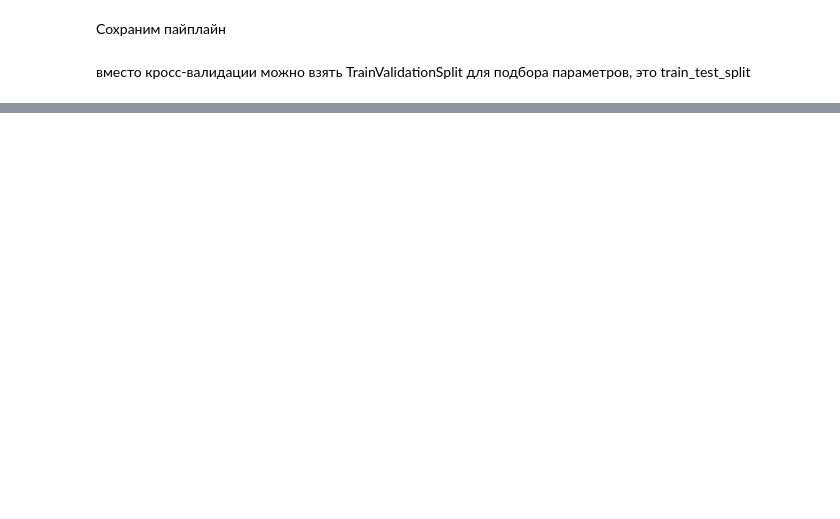
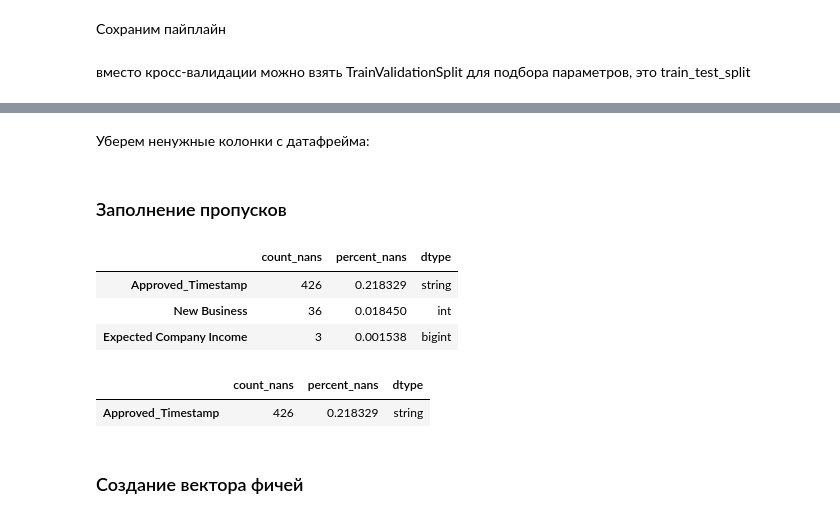
Before and after one commit to ivanovskii/pyspark_course, a Jupyter notebook: lesson_4/PySpark_MLlib_done.ipynb, the cells around one changed output, grey strips where cells are left out. Saved outputs shown, nothing was run; the diff lists cells and outputs as text; code cells hidden in the pictures; blank space fills up the shorter version.

```diff
--- a/lesson_4/PySpark_MLlib_done.ipynb
+++ b/lesson_4/PySpark_MLlib_done.ipynb
@@ -699,0 +1087,3 @@ Amount Defaulted - эту переменную нужно удалить=)
+# %%
+FEATURES += INT_COLUMNS
+display(FEATURES)
@@ -699,0 +1108,25 @@ Amount Defaulted - эту переменную нужно удалить=)
+# %% [markdown]
+Уберем ненужные колонки с датафрейма:
+# %%
+data = data.select([ID_COLUMN, DATE_COLUMN, TARGET_COLUMN] + FEATURES)
+# %% [markdown]
+### Заполнение пропусков
+# %%
+def count_nans(df: pyspark.sql.DataFrame) -> pyspark.sql.DataFrame:
+    return df.select([count(when(isnan(c) | col(c).isNull(), c)).alias(c) for c in df.columns])
+# %%
+def nan_info(df: pyspark.sql.DataFrame) -> pd.DataFrame:
+    nans = count_nans(data)
+    return nans.toPandas()\
+               .rename({0: 'count_nans'})\
+               .transpose()\
+               .assign(percent_nans=lambda x: x / data.count() * 100)\
+               .assign(dtype=[c[1] for c in data.dtypes])\
+               .query('count_nans != 0')
+# %%
+nan_info(data)
+# %% [output]
+|  | count_nans | percent_nans | dtype |
+| Approved_Timestamp | 426 | 0.218329 | string |
+| New Business | 36 | 0.018450 | int |
+| Expected Company Income | 3 | 0.001538 | bigint |
@@ -699,0 +1137,7 @@ Amount Defaulted - эту переменную нужно удалить=)
+# %%
+nan_info(data)
+# %% [output]
+|  | count_nans | percent_nans | dtype |
+| Approved_Timestamp | 426 | 0.218329 | string |
+# %% [markdown]
+### Создание вектора фичей
```
Also changed, not shown: parts of 189 cells of this notebook.
